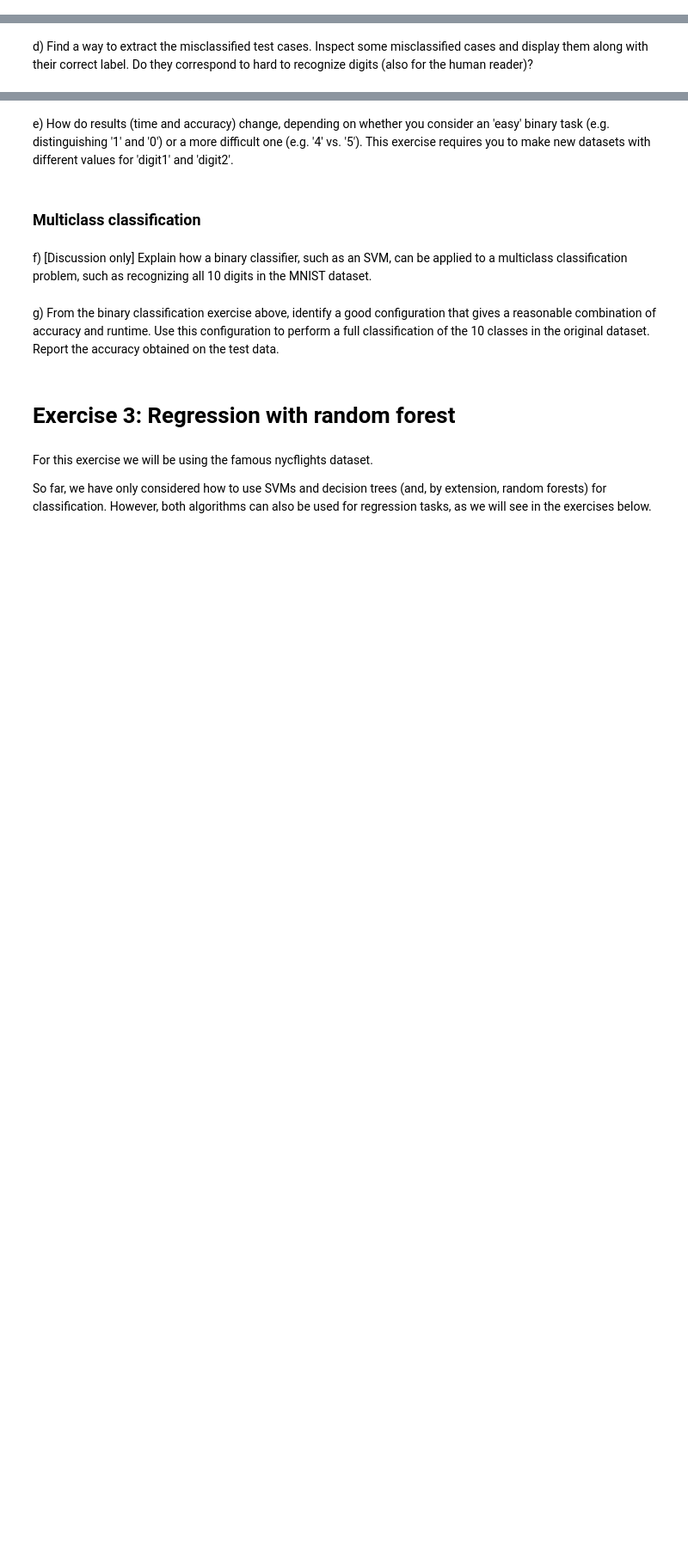
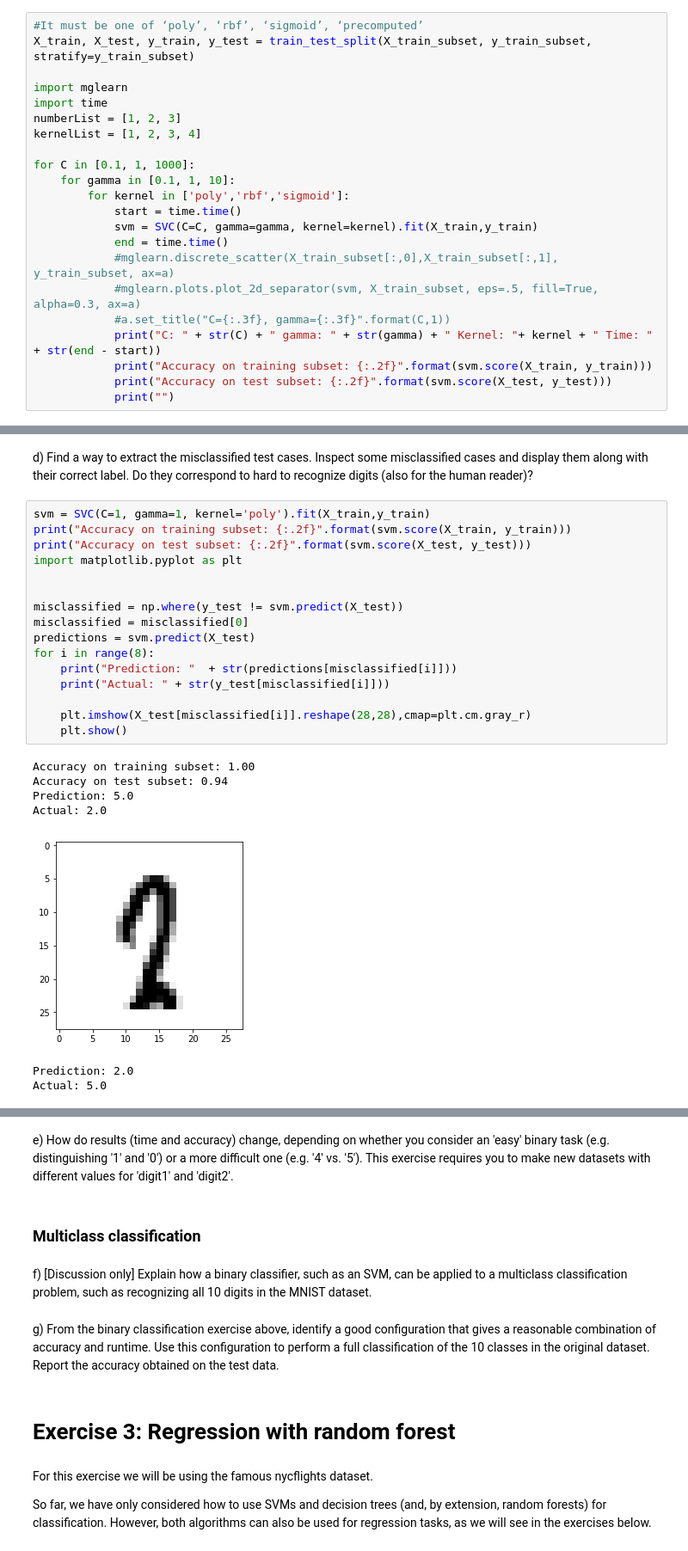
Before and after one commit to StephanThierry/ML-Group6, a Jupyter notebook: STH/STH-Assignment_3.ipynb, the cells around one changed output, grey strips where cells are left out. Shown: that part at 86% size. Saved outputs shown, nothing was run; the diff lists cells and outputs as text; blank space fills up the shorter version.

```diff
--- a/STH/STH-Assignment_3.ipynb
+++ b/STH/STH-Assignment_3.ipynb
@@ -237,3 +265,25 @@ b) To begin with, in order to make things a little bit simpler (and faster!), ex
 c) Learn different SVM models by varying the kernel function. For each configuration,
 determine the time it takes to learn the model, and the accuracy on the validation data. *Caution*: for some
 configurations, learning here can take a little while (several minutes).
+# %%
+#It must be one of ‘poly’, ‘rbf’, ‘sigmoid’, ‘precomputed’
+X_train, X_test, y_train, y_test = train_test_split(X_train_subset, y_train_subset, stratify=y_train_subset)
+
+import mglearn
+import time
+numberList = [1, 2, 3]
+kernelList = [1, 2, 3, 4]
+
+for C in [0.1, 1, 1000]:
+    for gamma in [0.1, 1, 10]:
+        for kernel in ['poly','rbf','sigmoid']:
+            start = time.time()
+            svm = SVC(C=C, gamma=gamma, kernel=kernel).fit(X_train,y_train)
+            end = time.time()
+            #mglearn.discrete_scatter(X_train_subset[:,0],X_train_subset[:,1], y_train_subset, ax=a)
+            #mglearn.plots.plot_2d_separator(svm, X_train_subset, eps=.5, fill=True, alpha=0.3, ax=a)
+            #a.set_title("C={:.3f}, gamma={:.3f}".format(C,1))
+            print("C: " + str(C) + " gamma: " + str(gamma) + " Kernel: "+ kernel + " Time: " + str(end - start))
+            print("Accuracy on training subset: {:.2f}".format(svm.score(X_train, y_train)))
+            print("Accuracy on test subset: {:.2f}".format(svm.score(X_test, y_test)))
+            print("")
@@ -240,3 +308,27 @@ configurations, learning here can take a little while (several minutes).
 # %% [markdown]
 d) Find a way to extract the misclassified test cases. Inspect some misclassified cases and display them along with their correct label.
 Do they correspond to hard to recognize digits (also for the human reader)?
+# %%
+svm = SVC(C=1, gamma=1, kernel='poly').fit(X_train,y_train)
+print("Accuracy on training subset: {:.2f}".format(svm.score(X_train, y_train)))
+print("Accuracy on test subset: {:.2f}".format(svm.score(X_test, y_test)))
+import matplotlib.pyplot as plt
+
+
+misclassified = np.where(y_test != svm.predict(X_test))
+misclassified = misclassified[0]
+predictions = svm.predict(X_test)
+for i in range(8):
+    print("Prediction: "  + str(predictions[misclassified[i]]))
+    print("Actual: " + str(y_test[misclassified[i]]))
+
+    plt.imshow(X_test[misclassified[i]].reshape(28,28),cmap=plt.cm.gray_r)
+    plt.show()
+# %% [output]
+Accuracy on training subset: 1.00
+Accuracy on test subset: 0.94
+Prediction: 5.0
+Actual: 2.0
+[figure, added]
+Prediction: 2.0
+Actual: 5.0
```
Also changed, not shown: parts of 14 cells of this notebook, 5 other files.
